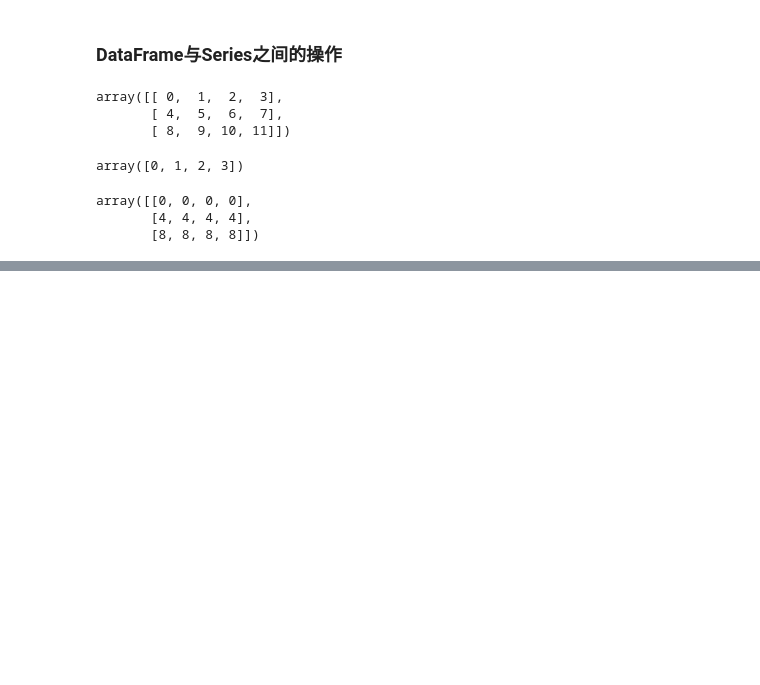
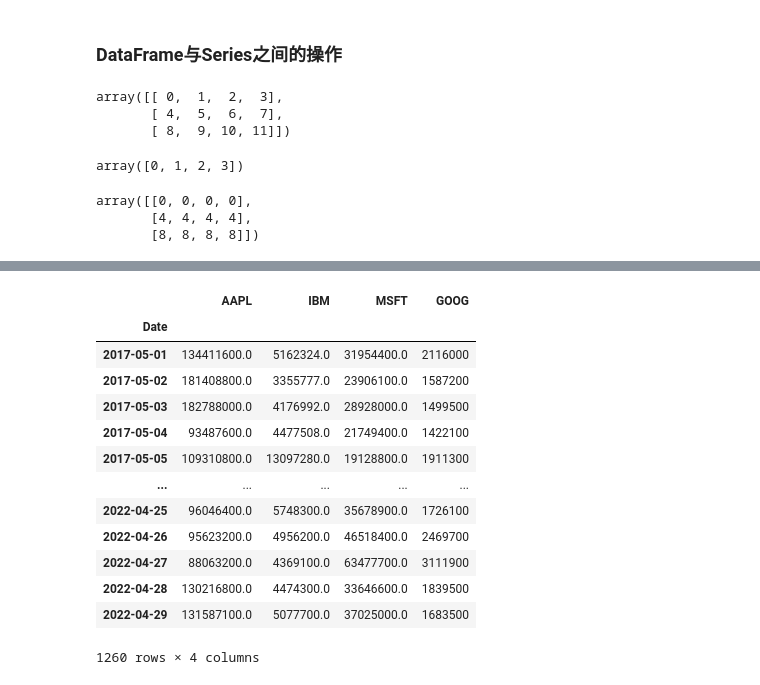
Before and after one commit to wfy0508/LearningPython, a Jupyter notebook: dataAnalysis/chapter5.ipynb, the cells around one changed output, grey strips where cells are left out. Saved outputs shown, nothing was run; the diff lists cells and outputs as text; code cells hidden in the pictures; blank space fills up the shorter version.

```diff
--- a/dataAnalysis/chapter5.ipynb
+++ b/dataAnalysis/chapter5.ipynb
@@ -901,0 +1377,18 @@ frame
+# %%
+volume = pd.DataFrame({ticker: data['Volume'] for ticker, data in all_data.items()})
+volume
+# %% [output]
+|  | AAPL | IBM | MSFT | GOOG |
+| Date |  |  |  |  |
+| 2017-05-01 | 134411600.0 | 5162324.0 | 31954400.0 | 2116000 |
+| 2017-05-02 | 181408800.0 | 3355777.0 | 23906100.0 | 1587200 |
+| 2017-05-03 | 182788000.0 | 4176992.0 | 28928000.0 | 1499500 |
+| 2017-05-04 | 93487600.0 | 4477508.0 | 21749400.0 | 1422100 |
+| 2017-05-05 | 109310800.0 | 13097280.0 | 19128800.0 | 1911300 |
+| ... | ... | ... | ... | ... |
+| 2022-04-25 | 96046400.0 | 5748300.0 | 35678900.0 | 1726100 |
+| 2022-04-26 | 95623200.0 | 4956200.0 | 46518400.0 | 2469700 |
+| 2022-04-27 | 88063200.0 | 4369100.0 | 63477700.0 | 3111900 |
+| 2022-04-28 | 130216800.0 | 4474300.0 | 33646600.0 | 1839500 |
+| 2022-04-29 | 131587100.0 | 5077700.0 | 37025000.0 | 1683500 |
+1260 rows × 4 columns
```
Also changed, not shown: parts of 75 cells of this notebook.
